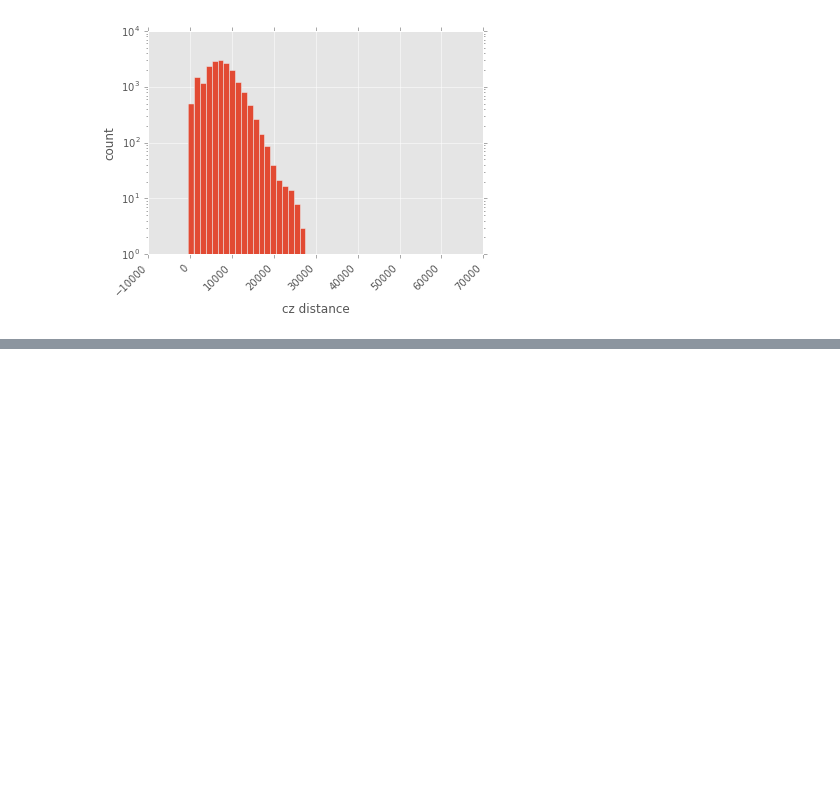
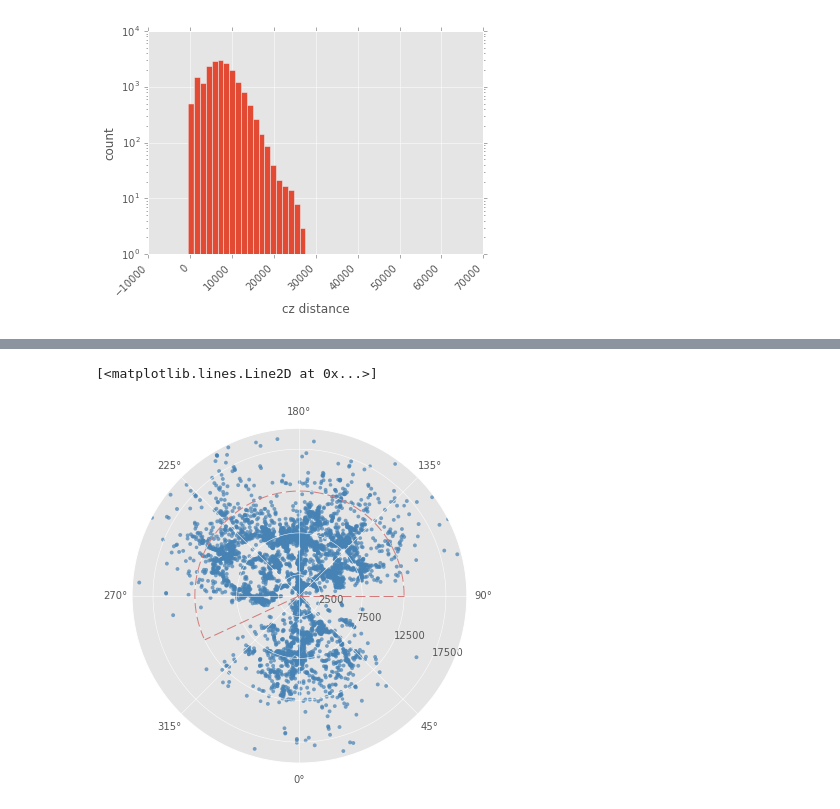
Before and after one commit to grehujt/SmallPythonProjects, a Jupyter notebook: jupyterNotebooks/clustering/clustering.ipynb, the cells around one changed output, grey strips where cells are left out. Drawn from its saved outputs; the diff is of its cells as text; code cells hidden in the pictures; blank space fills up the shorter version.

Commit message:
add polar plots

```diff
--- a/jupyterNotebooks/clustering/clustering.ipynb
+++ b/jupyterNotebooks/clustering/clustering.ipynb
@@ -215,0 +212,31 @@ plt.style
+# %%
+uzc_czs = uzcat2['cz'].as_matrix()
+uzcat2['Zmag'] = uzcat2['Zmag'].astype('float')
+decmin = 15
+decmax = 30
+ramin = 90
+ramax = 295
+czmin = 0
+czmax = 12500
+selection_dec = (coords_uzc.dec.deg > decmin) * (coords_uzc.dec.deg < decmax)
+selection_ra = (coords_uzc.ra.deg > ramin) * (coords_uzc.ra.deg < ramax)
+selection_czs = (uzc_czs > czmin) * (uzc_czs < czmax)
+selection= selection_dec * selection_ra * selection_czs
+# %%
+fig = plt.figure( figsize=(6,6))
+ax = fig.add_subplot(111, projection='polar')
+sct = ax.scatter(coords_uzc.ra.radian[selection_dec], uzc_czs[selection_dec],
+                 color='SteelBlue', s=uzcat2['Zmag'][selection_dec * selection_czs],
+                 edgecolors="none", alpha=0.7, zorder=0)
+ax.set_rlim(0,20000)
+ax.set_theta_offset(np.pi/-2)
+ax.set_rlabel_position(65)
+ax.set_rticks(range(2500, 20001, 5000));
+ax.plot([(ramin * u.deg).to(u.radian).value, (ramin * u.deg).to(u.radian).value], [0, 12500],
+        color='IndianRed', alpha=0.8, dashes=(10,4))
+ax.plot([ramax*np.pi/180., ramax*np.pi/180.], [0,12500], color='IndianRed', alpha=0.8, dashes=(10, 4))
+theta = np.arange(ramin, ramax, 1)
+ax.plot(theta*np.pi/180., np.ones_like(theta)*12500, color='IndianRed', alpha=0.8, dashes=(10, 4))
+# %% [output]
+[<matplotlib.lines.Line2D at 0x...>]
+[figure, added]
```
Also changed, not shown: parts of 4 cells of this notebook.
